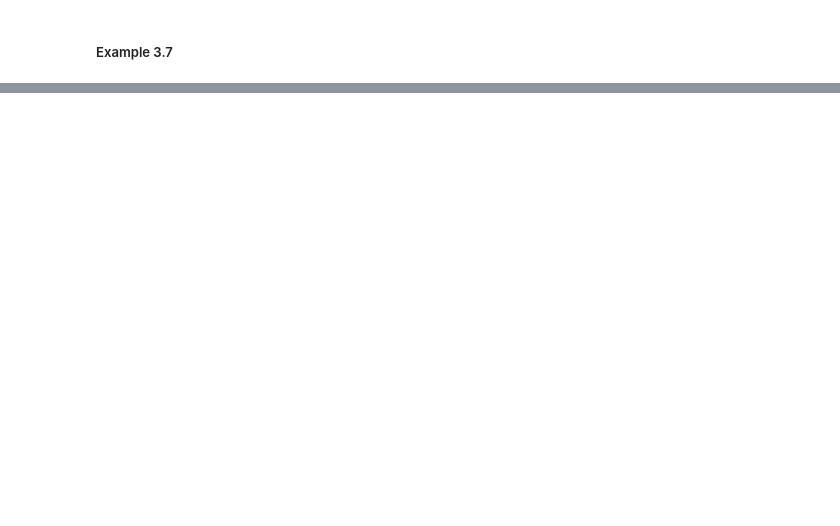
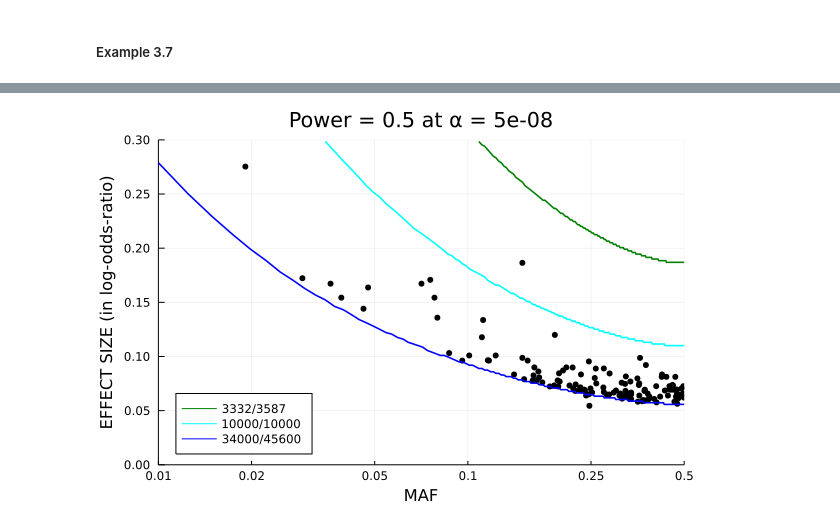
Before and after one commit to v-i-s-h/gwas-course-julia, a Jupyter notebook: julia/03.ipynb, the cells around one changed output, grey strips where cells are left out. Cells and saved outputs as stored; diff of their text form; code cells hidden in the pictures; blank space fills up the shorter version.

```diff
--- a/julia/03.ipynb
+++ b/julia/03.ipynb
@@ -108,0 +142,7 @@ ccdf(NoncentralChisq(1, 2*f*(1-f)*n*ϕ*(1-ϕ)*b^2), quantile(Chisq(1), 1-5e-8))
+# %%
+ENV["COLUMNS"]=200 # To display all columns in data
+data_url = "http://www.mv.helsinki.fi/home/mjxpirin/GWAS_course/material/sz_res.txt"
+sz_res = CSV.File(HTTP.get(data_url).body) |> DataFrame
+# Because the file has a trailing whitespace for each line, the dataframe
+# has one extra column with all missing values.
+select!(sz_res, Not(size(sz_res, 2)))
@@ -108,0 +169,36 @@ ccdf(NoncentralChisq(1, 2*f*(1-f)*n*ϕ*(1-ϕ)*b^2), quantile(Chisq(1), 1-5e-8))
+# %%
+# Let's plot the known SZ variants on frequency - effect size coordinates
+# And draw some power curves there at genome wide significance threhold
+
+maf = sz_res[:, :Frq_control]  # Not yet MAF but allel 1 frequency, create a copy!
+@. maf[maf > 0.5] = 1 - maf[maf > 0.5] # Make it MAF, always less than 0.5
+b = abs.(log.(sz_res[!, :Combined_OR])) # effect size on log-odds-ratio scale with positive sign
+pw_thresh = 0.5
+p_threshold = 5e-8
+scatter(maf, b, color=:black, label=nothing)
+
+q = quantile(Chisq(1), 1 - p_threshold) # Chi-square value corresponding significance threhold
+Ns = [3332 3587; 10000 10000; 34000 45600]
+cols = [:green, :cyan, :blue]
+
+f = range(0.01, 0.50, length=200)
+b = range(0, 0.3, length=200)
+for (j, set) in enumerate(eachrow(Ns))
+    pw = Vector{Float64}(undef, length(b)) # power at each candidate b
+    b_for_f = Vector{}(undef, length(f)) # for each f gives the b values that leads to the target power
+    for i ∈ 1:length(f)
+        pw = [ccdf(NoncentralChisq(1, set[1]*set[2] / sum(set) * 2 * f[i] * (1-f[i]) * _b^2), q) for _b ∈ b]
+        idx = findfirst(>=(pw_thresh), pw)
+        b_for_f[i] = isnothing(idx) ? missing : b[idx]
+    end
+    plot!(f, b_for_f, lc=cols[j], lw=1.6, label=join(set, "/"))
+end
+
+plot!(xaxis=("MAF", (0.01, 0.50), :log10,
+        ([0.01, 0.02, 0.05, 0.10, 0.25, 0.50], [0.01, 0.02, 0.05, 0.10, 0.25, 0.50])),
+    yaxis=("EFFECT SIZE (in log-odds-ratio)", (0.0, 0.30), 0.00:0.05:0.30),
+    title=@sprintf("Power = %.1f at α = %1.e", pw_thresh, p_threshold),
+    legend=:bottomleft
+)
+# %% [output]
+[figure, added]
```
Also changed, not shown: parts of 14 cells of this notebook.
